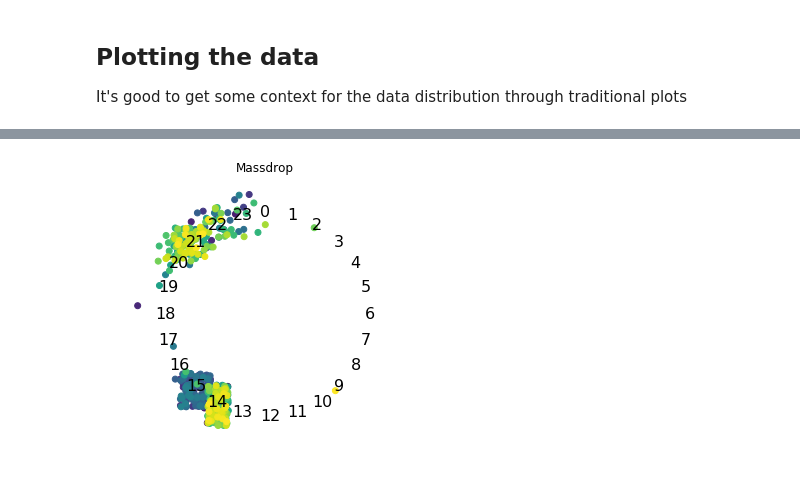
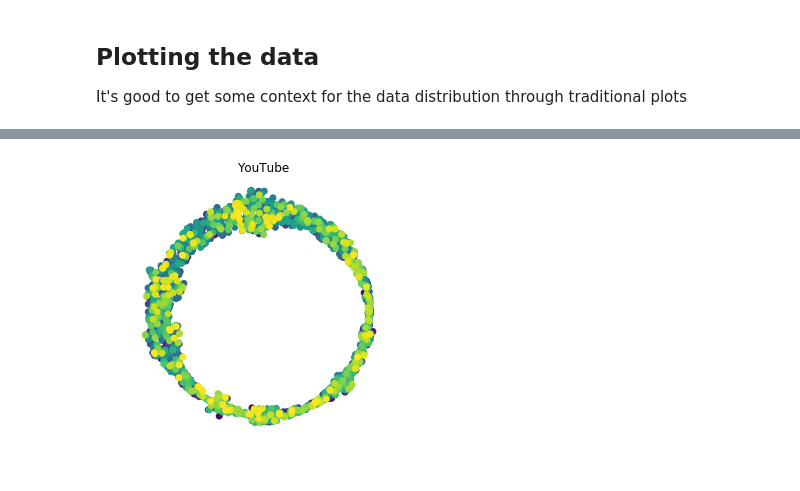
Before and after one commit to syaffers/maildist, a Jupyter notebook: MailDist.ipynb, the cells around one changed output, grey strips where cells are left out. Cells and saved outputs as stored; diff of their text form; code cells hidden in the pictures.

Commit message:
Added weighted histogram dsitribution plots in IPyNB

```diff
--- a/MailDist.ipynb
+++ b/MailDist.ipynb
@@ -10,8 +10,8 @@ Then we load the data into a list and split the spaces so we get the information
 %matplotlib inline
 import numpy as np
 
-title = "Massdrop"
-fn = "massdrop"
+title = "YouTube"
+fn = "youtube"
 with open("normalized/" + fn + "_normalized.txt", "r") as f:
     data = f.read().splitlines()
 
@@ -132,46 +138,71 @@ The graph is colored to show the chronological position of the emails. Darker po
 # %%
 import matplotlib.pyplot as plt
+
+def hist_noise(points):
+    noise = np.zeros(points.size)
+    probs, intervals = np.histogram(points, bins=[i*0.5 for i in range(96)], normed=True)
+    for i in range(len(probs)):
+        idx = np.where((intervals[i] <= points) & (points <= intervals[i+1]))
+        noise[idx] = probs[i]
+    # linear stretch
+    a, b = 0, 1
+    c, d = noise.min(), noise.max()
+    noise = (noise - c) * ((b - a)/(d - c)) + a
+    return noise
 
 twopi = 2 * np.pi
 v = df.HoursFromMN.values.astype(np.float)
 v_hat = v / 24 * twopi
 
-x_noise = np.random.uniform(size=df.HoursFromMN.values.shape[0]) + 1.75
-# x_noise = 2.25
-y_noise = np.random.uniform(size=df.HoursFromMN.values.shape[0]) + 1.75
-# y_noise = 2.25
+#####################
+# Just random noise #
+#####################
+# x_noise = np.random.uniform(size=df.HoursFromMN.values.shape[0]) + 1.75
+# y_noise = np.random.uniform(size=df.HoursFromMN.values.shape[0]) + 1.75
 
-x = x_noise * np.cos(v_hat)
-y = y_noise * np.sin(v_hat)
+##############################
+# Histogram-multiplied noise #
+##############################
+hn = hist_noise(v)
+r_noise = np.random.uniform(size=df.HoursFromMN.values.shape[0]) - 0.5
+r_noise = r_noise * hn + 2.25
+
+############
+# Constant #
+############
+# r_noise = 2.25
+
+x = r_noise * np.cos(v_hat)
+y = r_noise * np.sin(v_hat)
 
 plt.figure(figsize=(5,5))
 
-a = 2.25
-for i in range(24):
-    i_hat = i / 24 * twopi
-    lx = a * np.cos(i_hat) - .1
-    ly = a * np.sin(i_hat) - .1
-    plt.annotate(str(i), xy=(ly, lx), fontsize=16)
+# a = 2.25
+# for i in range(24):
+#     i_hat = i / 24 * twopi
+#     lx = a * np.cos(i_hat) - .1
+#     ly = a * np.sin(i_hat) - .1
+#     plt.annotate(str(i), xy=(ly, lx), fontsize=16)
 
 plt.xlim(-3, 3)
 plt.ylim(-3, 3)
 plt.axis('off')
 plt.title(title)
 plt.scatter(y, x, c=df.index)
 
 ### EXPERIMENTAL COLORBARS! ###
 # def datestring_from_time(t):
 #     d = pd.Timestamp(int(t))
 #     out = str(d).split()[0]
 #     return out
 #
 # last = df.index[-1].value
 # first = df.index[0].value
 # ticks = [first + (i * (last - first) / 4) for i in range(5)]
 # ticklabels = list(map(datestring_from_time, ticks))
 # cbar = plt.colorbar(ticks=ticks)
 # cbar.ax.set_yticklabels(ticklabels)
 ###
 plt.savefig(fn + ".svg")
 # %% [output]
-[figure, old version]
+[figure, new version]
```
Also changed, not shown: parts of 8 cells of this notebook, 1 other file.
